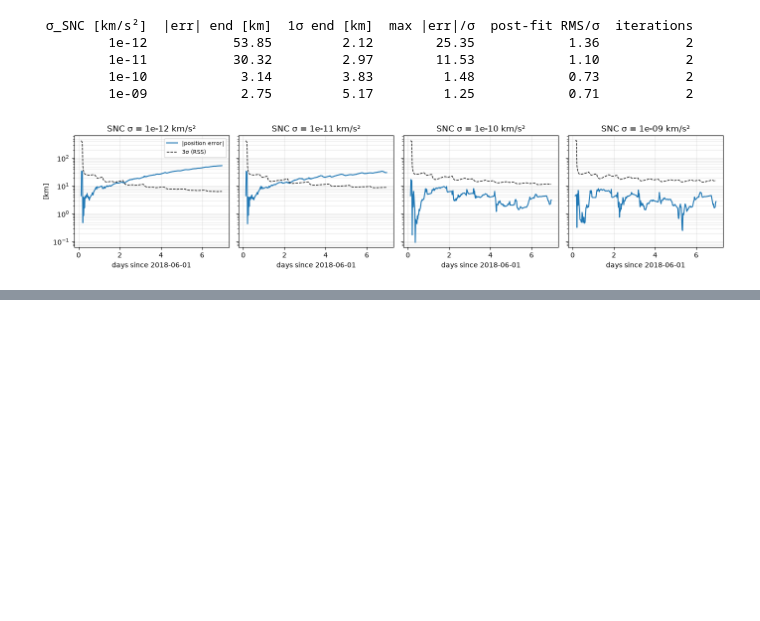
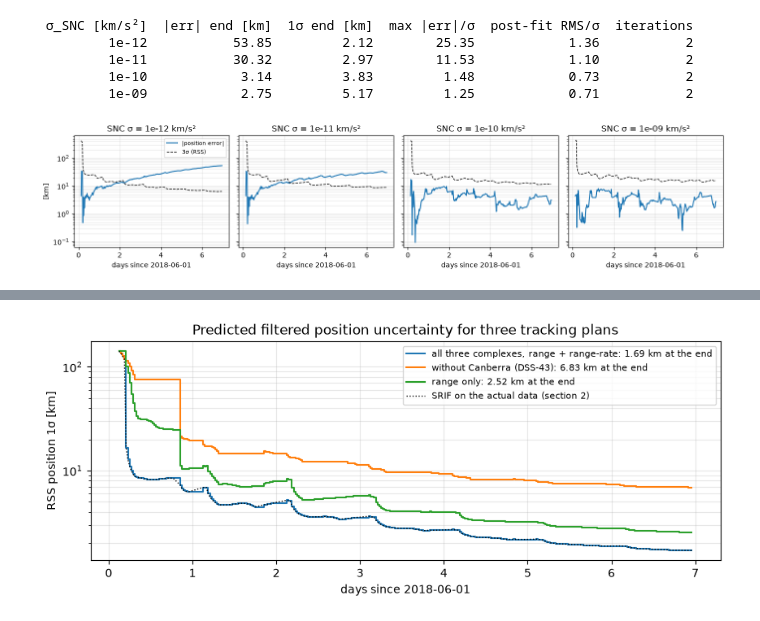
Before and after one commit to CCAR-ORCCA/scarabaeus, a Jupyter notebook: tutorials/v2/07_sequential_filtering.ipynb, the cells around one changed output, grey strips where cells are left out. Saved outputs shown, nothing was run; the diff lists cells and outputs as text; code cells hidden in the pictures; blank space fills up the shorter version.

```diff
--- a/tutorials/v2/07_sequential_filtering.ipynb
+++ b/tutorials/v2/07_sequential_filtering.ipynb
@@ -45,11 +45,10 @@ if not (
     )
 
 scb.SpiceManager.load_kernel("outputs/02_truth_dynamics/truth.bsp")  # truth (ch. 2)
-tracking = scb.MeasurementSpec.from_models(                              # tracking data (ch. 3, 5)
-    models,
-    [model.observed_measurements(str(tracking_dir / f"{model.name.replace(' ', '_')}.json"), units=model.sigma.units)
-     for model in models],
-)
+observed = {model.name: model.observed_measurements(str(tracking_dir / f"{model.name.replace(' ', '_')}.json"),
+                                                    units=model.sigma.units)
+            for model in models}
+tracking = scb.MeasurementSpec.from_models(models, list(observed.values()))  # tracking data (ch. 3, 5)
 
 # --- the batch solution (chapter 6) ---
 with open(batch_file) as f:
@@ -268,0 +260,31 @@ Process noise accounts for a mismodeled acceleration statistically. When the mis
+# %%
+%%capture fit_log
+# 🔵 TODO: remove %%capture once filters and measurement models stop printing progress
+plans = {
+    "all three complexes, range + range-rate": lambda model: True,
+    "without Canberra (DSS-43)": lambda model: "DSS-43" not in model.name,
+    "range only": lambda model: isinstance(model, scb.RangeIdeal),
+}
+predictions = {}
+for label, use in plans.items():
+    plan = scb.MeasurementSpec.many(*[
+        scb.MeasurementSpec(model=model, epochs=observed[model.name][0], dataset_name=model.name)
+        for model in models if use(model)
+    ])
+    analysis = scb.SRIF(propagator=reference_propagator(), measurements=plan,
+                        settings=scb.FilterSettings(initial_covariance=P0, covariance_analysis=True),
+                        traj_name="covariance_analysis.bsp", traj_dir=str(out))
+    prediction = analysis.fit(traj_name="covariance_analysis.bsp", traj_dir=str(out))[0]
+    t_prediction = (scb.EpochArray(prediction.timestamps, sys="TDB") - epochs[0]).convert_to(day).values
+    predictions[label] = t_prediction, [sum(P.diagonal()[:3]) ** 0.5 for P in prediction.covariance_est]
+# %%
+fig, ax = plt.subplots(figsize=(10, 3.5))
+for label, (t_prediction, sigma) in predictions.items():
+    ax.semilogy(t_prediction, sigma, drawstyle="steps-post", label=f"{label}: {sigma[-1]:.2f} km at the end")
+ax.semilogy(t_days, sigma_filtered, "k:", lw=1, label="SRIF on the actual data (section 2)")
+ax.set(xlabel="days since 2018-06-01", ylabel="RSS position 1σ [km]",
+       title="Predicted filtered position uncertainty for three tracking plans")
+ax.legend(fontsize=8)
+ax.grid(alpha=0.3, which="both")
+# %% [output]
+[figure, added]
```
Also changed, not shown: parts of 6 cells of this notebook, 6 other files.
